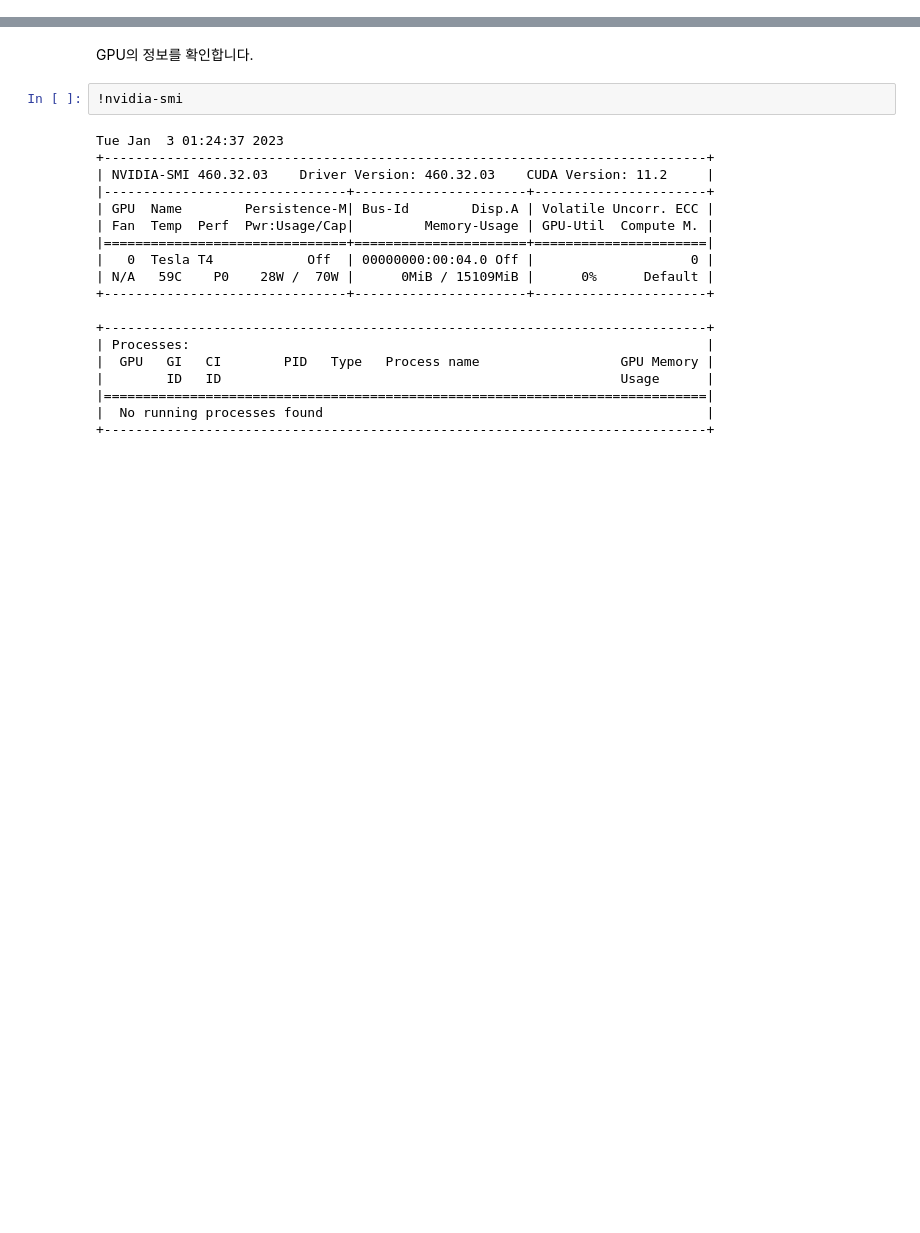
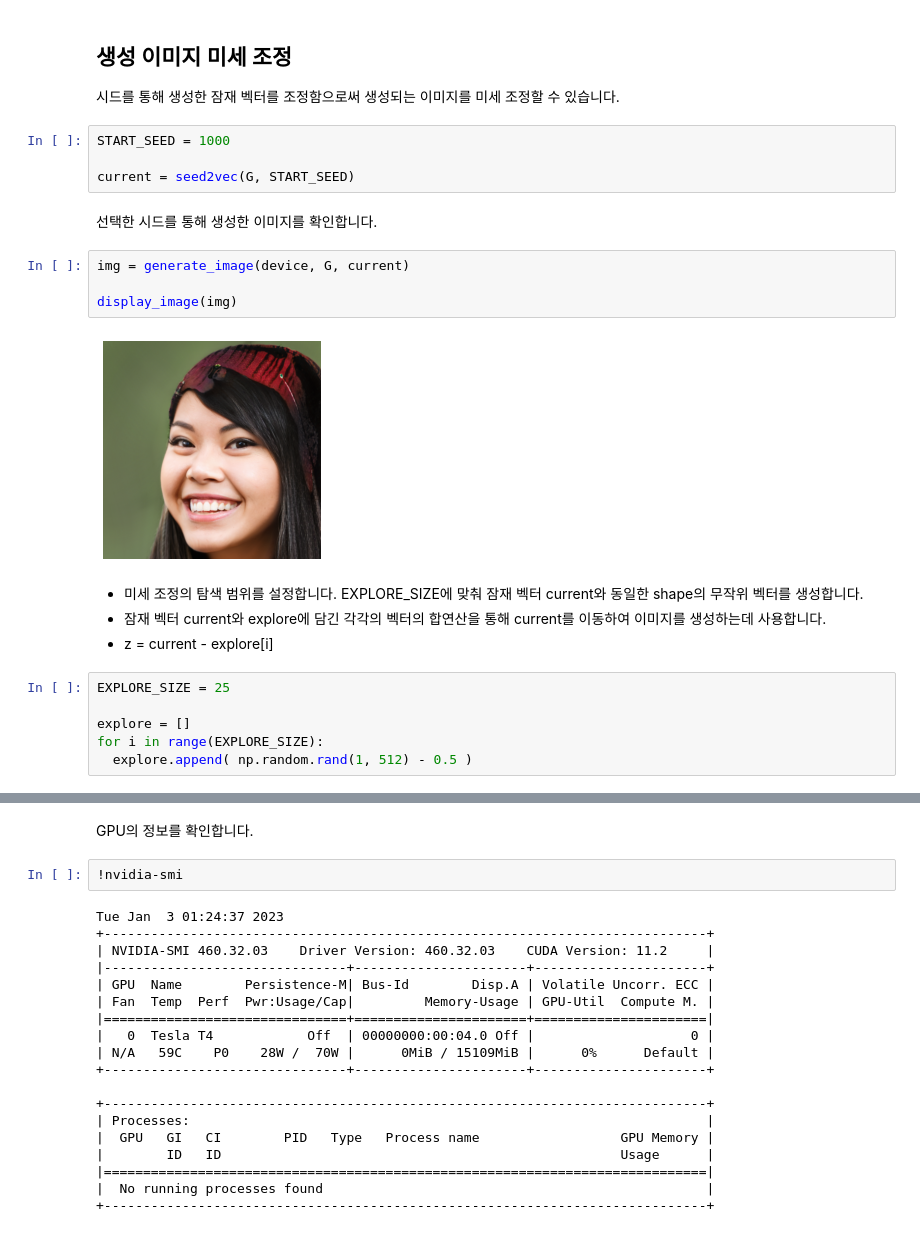
Before and after one commit to dotsnangles/from-keras-to-pytorch, a Jupyter notebook: stylegan2.ipynb, the cells around one changed output, grey strips where cells are left out. Cells and saved outputs as stored; diff of their text form; blank space fills up the shorter version.

```diff
--- a/stylegan2.ipynb
+++ b/stylegan2.ipynb
@@ -4,0 +117,26 @@
+# %% [markdown]
+## 생성 이미지 미세 조정
+
+시드를 통해 생성한 잠재 벡터를 조정함으로써 생성되는 이미지를 미세 조정할 수 있습니다.
+# %%
+START_SEED = 1000
+
+current = seed2vec(G, START_SEED)
+# %% [markdown]
+선택한 시드를 통해 생성한 이미지를 확인합니다.
+# %%
+img = generate_image(device, G, current)
+
+display_image(img)
+# %% [output]
+[figure, added]
+# %% [markdown]
+- 미세 조정의 탐색 범위를 설정합니다. EXPLORE_SIZE에 맞춰 잠재 벡터 current와 동일한 shape의 무작위 벡터를 생성합니다.
+- 잠재 벡터 current와 explore에 담긴 각각의 벡터의 합연산을 통해 current를 이동하여 이미지를 생성하는데 사용합니다.
+-  z = current - explore[i]
+# %%
+EXPLORE_SIZE = 25
+
+explore = []
+for i in range(EXPLORE_SIZE):
+  explore.append( np.random.rand(1, 512) - 0.5 )
```
Also changed, not shown: parts of 31 cells of this notebook.
